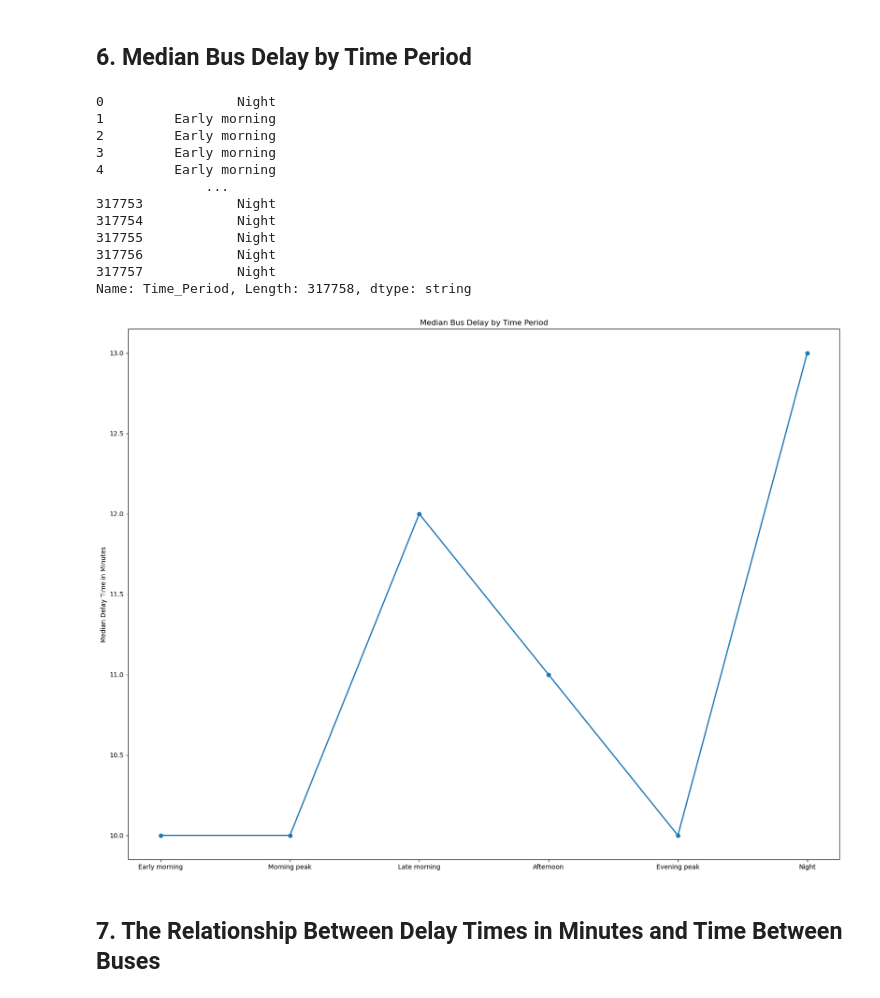
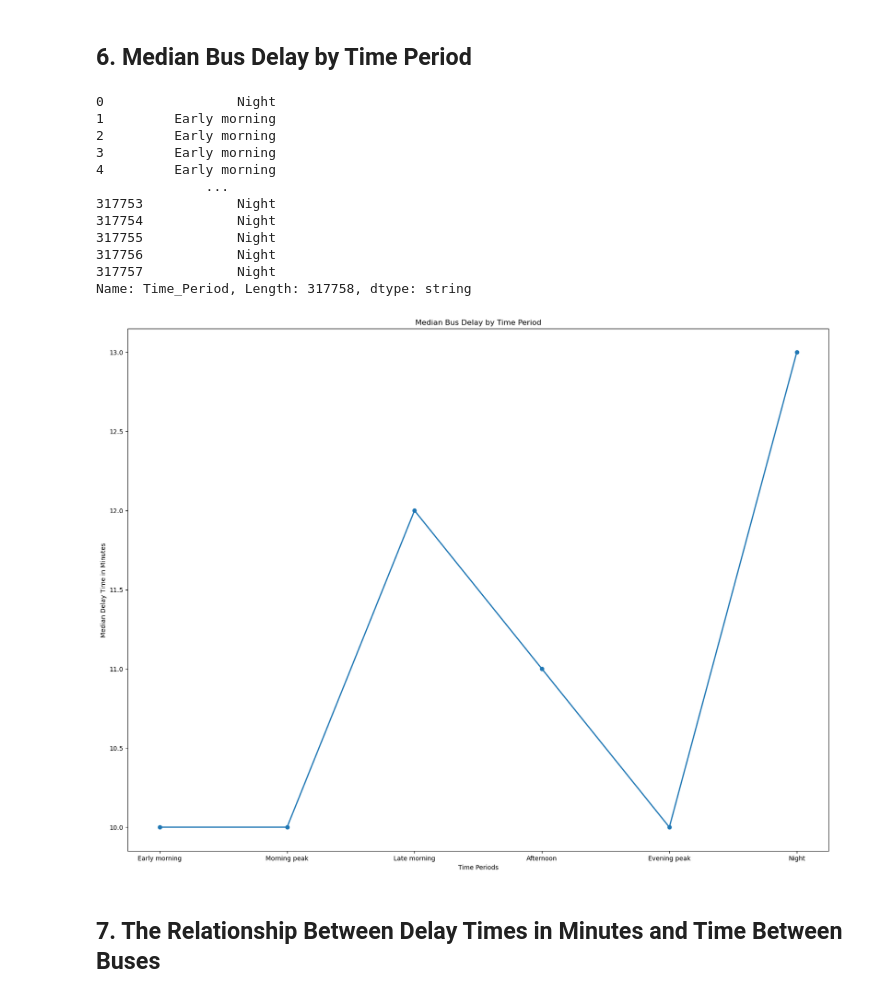
Before and after one commit to RNA6/DS-Project, a Jupyter notebook: Visuallization_with_outliers.ipynb, the cells around one changed output. Drawn from its saved outputs; the diff is of its cells as text; code cells hidden in the pictures.

```diff
--- a/Visuallization_with_outliers.ipynb
+++ b/Visuallization_with_outliers.ipynb
@@ -165,34 +165,35 @@ periods = ['Early morning', 'Morning peak', 'Late morning', 'Afternoon', 'Evenin
 
 delay_dataset['Time_Period'] = pd.Series(pd.NA, index=delay_dataset.index, dtype='string')
 
 for index in range(len(time_period_conditions)):
     delay_dataset.loc[time_period_conditions[index], 'Time_Period'] = periods[index]
 
 print(delay_dataset['Time_Period'])
 
 fig, ax = plt.subplots(figsize = (20, 15))
 
 median_delay_by_period = delay_dataset.groupby('Time_Period', observed=True)['Min Delay'].median().reindex(periods)
 
 ax.plot(median_delay_by_period.index, median_delay_by_period.values, marker='o', linewidth=2)
+ax.set_xlabel('Time Periods')
 ax.set_ylabel('Median Delay Time in Minutes')
 ax.set_title('Median Bus Delay by Time Period')
 
 plt.show()
 # %% [output]
 0                 Night
 1         Early morning
 2         Early morning
 3         Early morning
 4         Early morning
               ...
 317753            Night
 317754            Night
 317755            Night
 317756            Night
 317757            Night
 Name: Time_Period, Length: 317758, dtype: string
-[figure, old version]
+[figure, new version]
 # %% [markdown]
 ## **7. The Relationship Between Delay Times in Minutes and Time Between Buses**
 # %%
```
Also changed, not shown: parts of 5 cells of this notebook, 1 other file.
